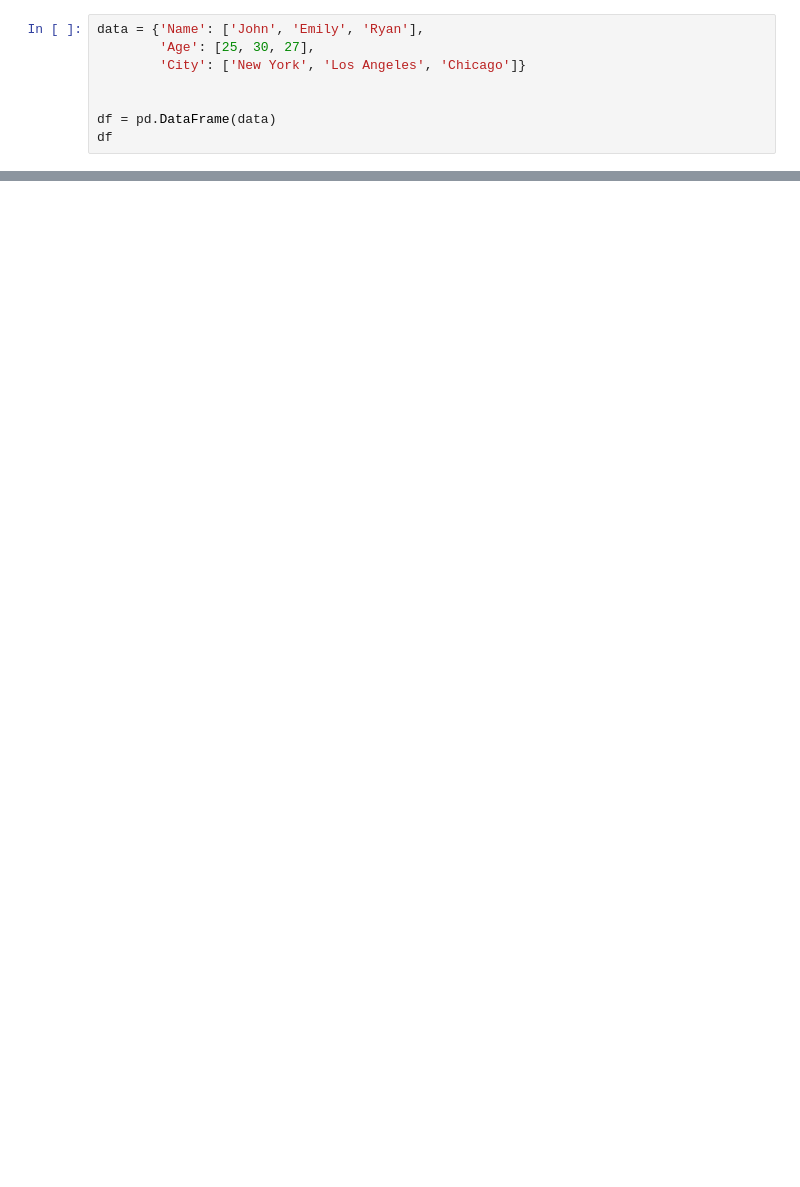
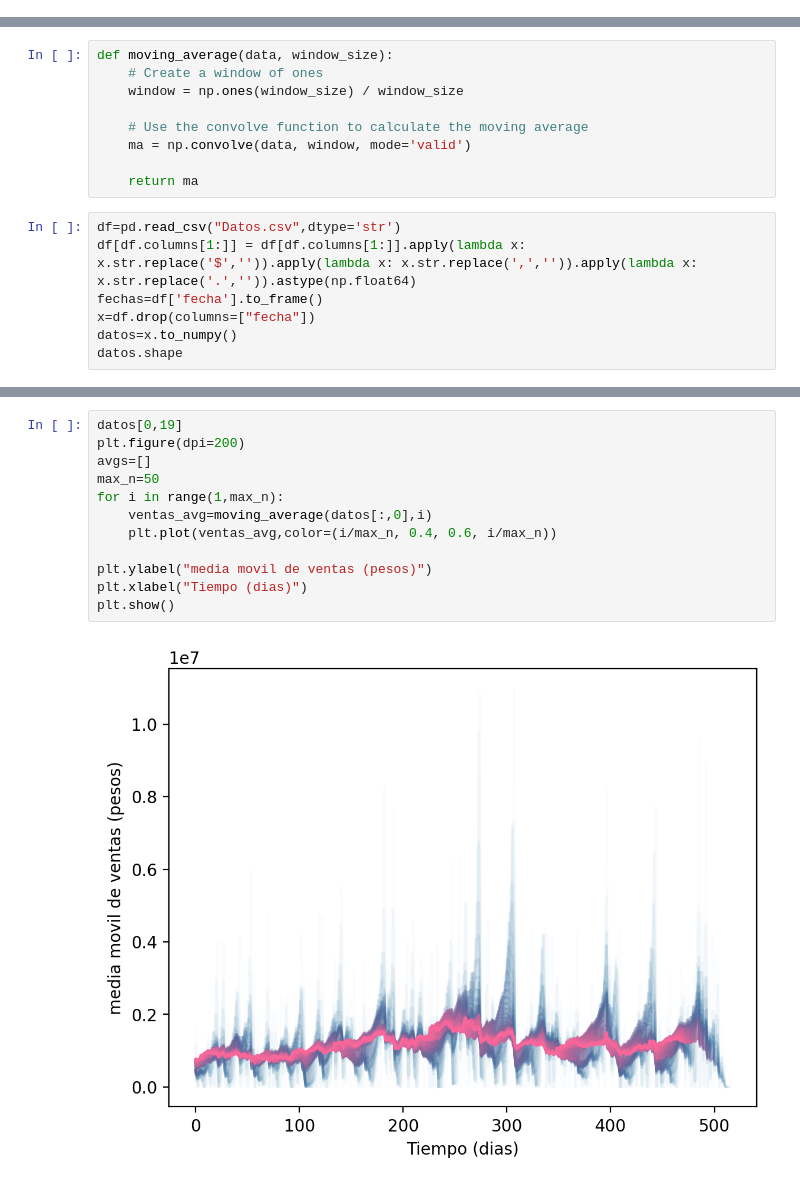
Before and after one commit to nick0413/bot_facialtech, a Jupyter notebook: pd_test.ipynb, the cells around one changed output, grey strips where cells are left out. Saved outputs shown, nothing was run; the diff lists cells and outputs as text; blank space fills up the shorter version.

```diff
--- a/pd_test.ipynb
+++ b/pd_test.ipynb
@@ -3,8 +0,0 @@ import pandas as pd
-# %%
-data = {'Name': ['John', 'Emily', 'Ryan'],
-        'Age': [25, 30, 27],
-        'City': ['New York', 'Los Angeles', 'Chicago']}
-
-
-df = pd.DataFrame(data)
-df
@@ -22,0 +6,16 @@ a
+# %%
+def moving_average(data, window_size):
+    # Create a window of ones
+    window = np.ones(window_size) / window_size
+
+    # Use the convolve function to calculate the moving average
+    ma = np.convolve(data, window, mode='valid')
+
+    return ma
+# %%
+df=pd.read_csv("Datos.csv",dtype='str')
+df[df.columns[1:]] = df[df.columns[1:]].apply(lambda x: x.str.replace('$','')).apply(lambda x: x.str.replace(',','')).apply(lambda x: x.str.replace('.','')).astype(np.float64)
+fechas=df['fecha'].to_frame()
+x=df.drop(columns=["fecha"])
+datos=x.to_numpy()
+datos.shape
@@ -22,0 +40,14 @@ a
+# %%
+datos[0,19]
+plt.figure(dpi=200)
+avgs=[]
+max_n=50
+for i in range(1,max_n):
+    ventas_avg=moving_average(datos[:,0],i)
+    plt.plot(ventas_avg,color=(i/max_n, 0.4, 0.6, i/max_n))
+
+plt.ylabel("media movil de ventas (pesos)")
+plt.xlabel("Tiempo (dias)")
+plt.show()
+# %% [output]
+[figure, added]
```
Also changed, not shown: parts of 6 cells of this notebook, 6 other files.
